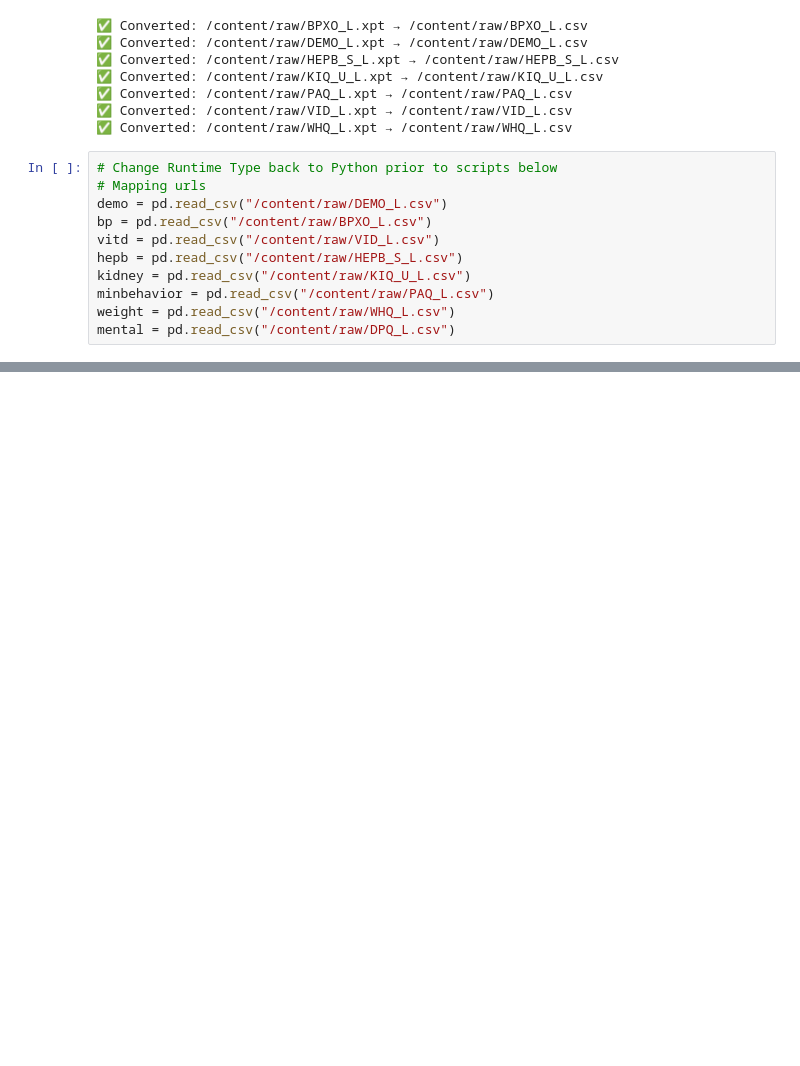
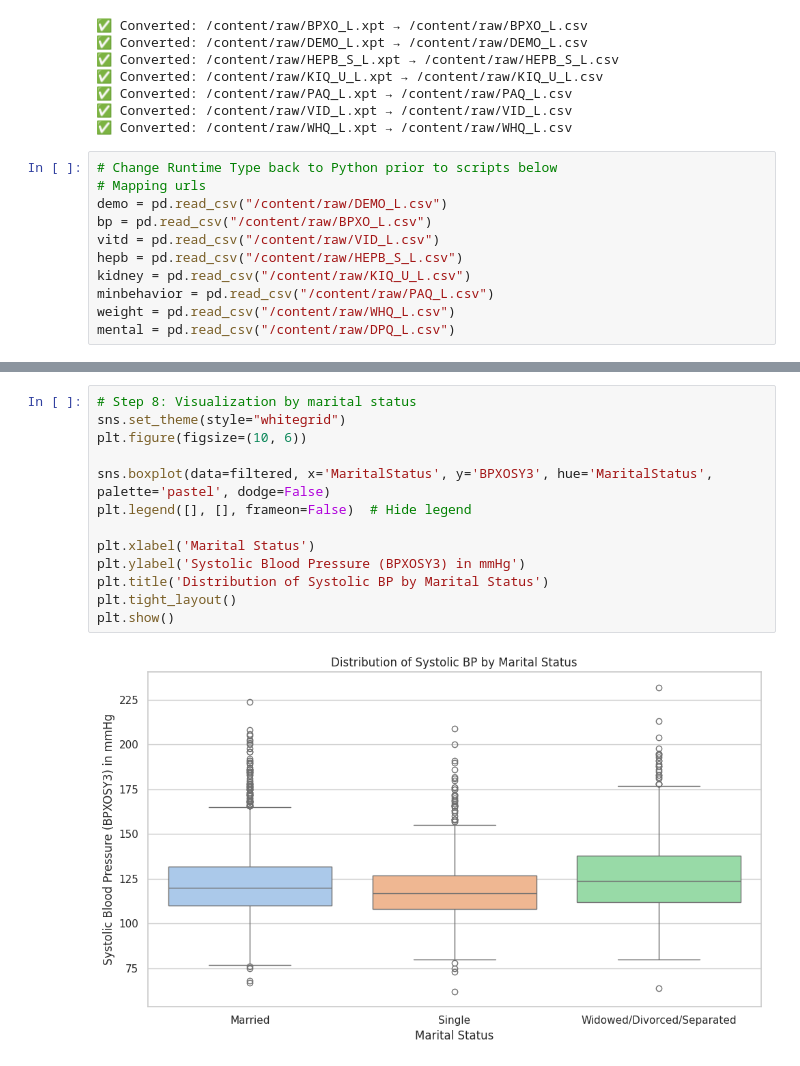
Before and after one commit to paulquimbo/nhanes_inferential_2021_23, a Jupyter notebook: nhanes_inferential.ipynb, the cells around one changed output, grey strips where cells are left out. Saved outputs shown, nothing was run; the diff lists cells and outputs as text; blank space fills up the shorter version.

```diff
--- a/nhanes_inferential.ipynb
+++ b/nhanes_inferential.ipynb
@@ -194,0 +320,15 @@ plt.show()
+# %%
+# Step 8: Visualization by marital status
+sns.set_theme(style="whitegrid")
+plt.figure(figsize=(10, 6))
+
+sns.boxplot(data=filtered, x='MaritalStatus', y='BPXOSY3', hue='MaritalStatus', palette='pastel', dodge=False)
+plt.legend([], [], frameon=False)  # Hide legend
+
+plt.xlabel('Marital Status')
+plt.ylabel('Systolic Blood Pressure (BPXOSY3) in mmHg')
+plt.title('Distribution of Systolic BP by Marital Status')
+plt.tight_layout()
+plt.show()
+# %% [output]
+[figure, added]
```
Also changed, not shown: parts of 12 cells of this notebook.
